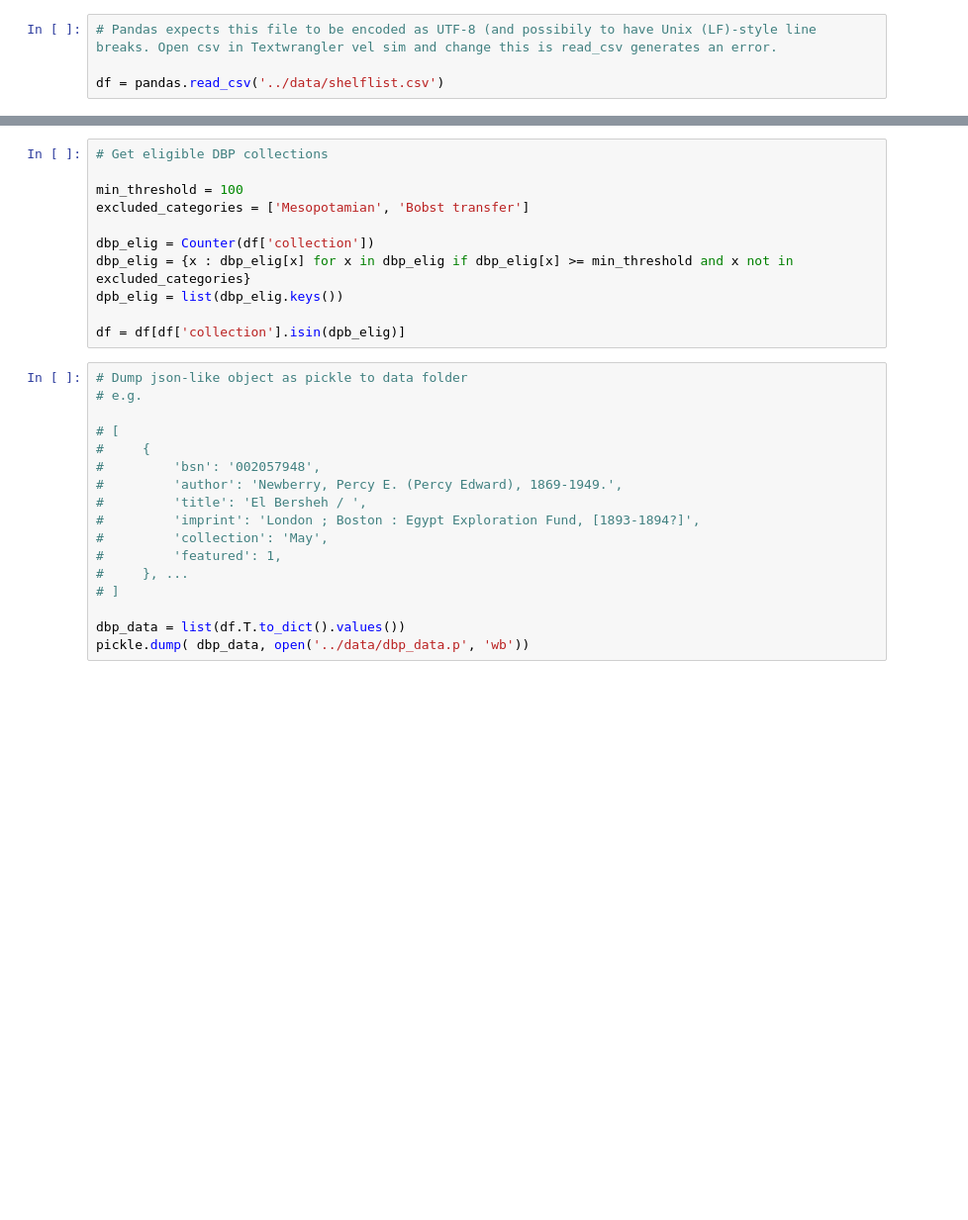
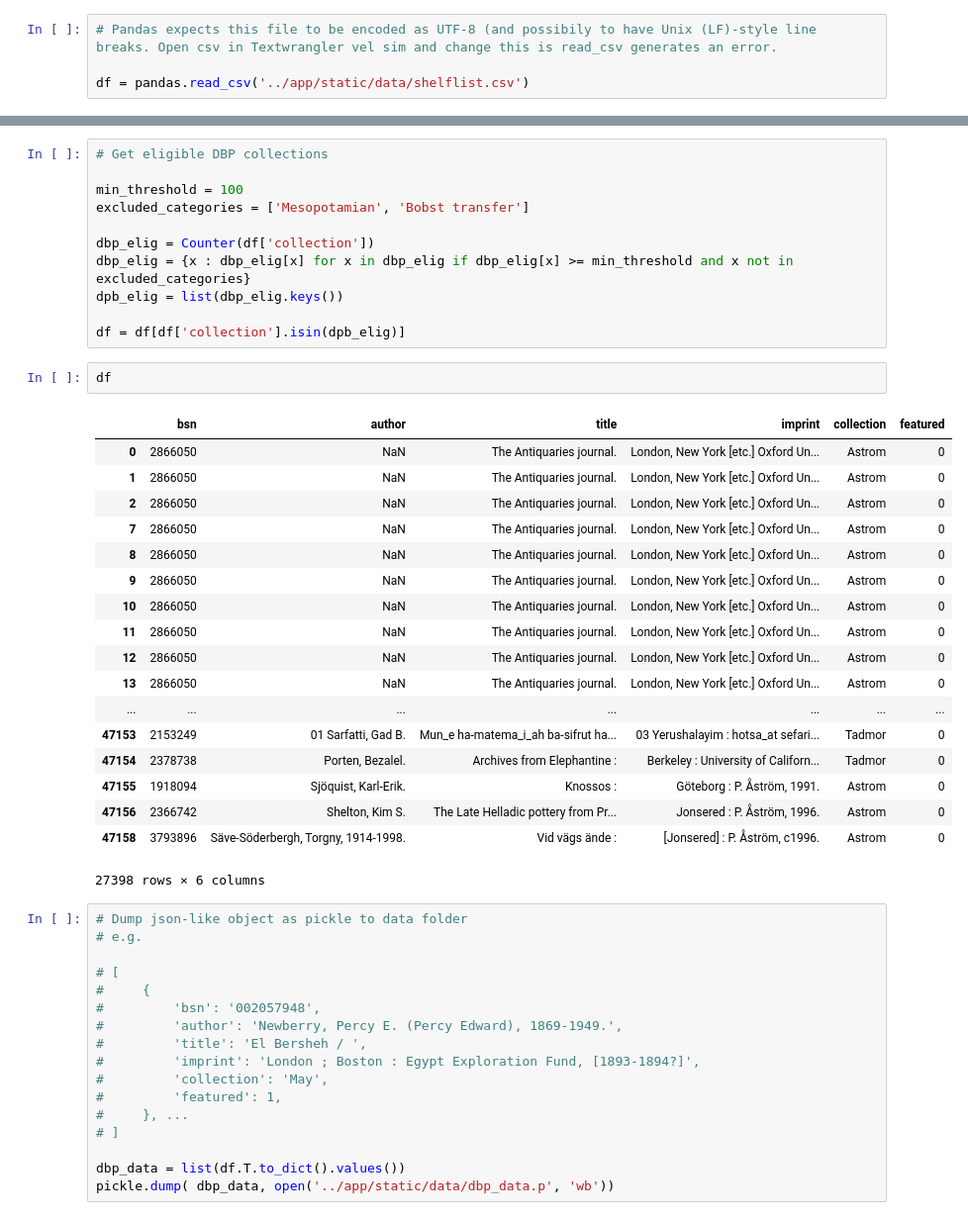
Before and after one commit to isawnyu/digital-bookplates, a Jupyter notebook: scripts/convert_shelflist_to_json.ipynb, the cells around one changed output, grey strips where cells are left out. Shown: that part at 99% size. Saved outputs shown, nothing was run; the diff lists cells and outputs as text; blank space fills up the shorter version.

```diff
--- a/scripts/convert_shelflist_to_json.ipynb
+++ b/scripts/convert_shelflist_to_json.ipynb
@@ -10,7 +10,7 @@ import pickle
 # %%
 # Pandas expects this file to be encoded as UTF-8 (and possibily to have Unix (LF)-style line breaks. Open csv in Textwrangler vel sim and change this is read_csv generates an error.
 
-df = pandas.read_csv('../data/shelflist.csv')
+df = pandas.read_csv('../app/static/data/shelflist.csv')
 # %%
 # Keep only needed columns
 
@@ -62,6 +62,27 @@ dbp_elig = {x : dbp_elig[x] for x in dbp_elig if dbp_elig[x] >= min_threshold an
 dpb_elig = list(dbp_elig.keys())
 
 df = df[df['collection'].isin(dpb_elig)]
+# %%
+df
+# %% [output]
+|  | bsn | author | title | imprint | collection | featured |
+| 0 | 2866050 | NaN | The Antiquaries journal. | London, New York [etc.] Oxford Un... | Astrom | 0 |
+| 1 | 2866050 | NaN | The Antiquaries journal. | London, New York [etc.] Oxford Un... | Astrom | 0 |
+| 2 | 2866050 | NaN | The Antiquaries journal. | London, New York [etc.] Oxford Un... | Astrom | 0 |
+| 7 | 2866050 | NaN | The Antiquaries journal. | London, New York [etc.] Oxford Un... | Astrom | 0 |
+| 8 | 2866050 | NaN | The Antiquaries journal. | London, New York [etc.] Oxford Un... | Astrom | 0 |
+| 9 | 2866050 | NaN | The Antiquaries journal. | London, New York [etc.] Oxford Un... | Astrom | 0 |
+| 10 | 2866050 | NaN | The Antiquaries journal. | London, New York [etc.] Oxford Un... | Astrom | 0 |
+| 11 | 2866050 | NaN | The Antiquaries journal. | London, New York [etc.] Oxford Un... | Astrom | 0 |
+| 12 | 2866050 | NaN | The Antiquaries journal. | London, New York [etc.] Oxford Un... | Astrom | 0 |
+| 13 | 2866050 | NaN | The Antiquaries journal. | London, New York [etc.] Oxford Un... | Astrom | 0 |
+| ... | ... | ... | ... | ... | ... | ... |
+| 47153 | 2153249 | 01 Sarfatti, Gad B. | Mun_e ha-matema_i_ah ba-sifrut ha... | 03 Yerushalayim : hotsa_at sefari... | Tadmor | 0 |
+| 47154 | 2378738 | Porten, Bezalel. | Archives from Elephantine : | Berkeley : University of Californ... | Tadmor | 0 |
+| 47155 | 1918094 | Sjöquist, Karl-Erik. | Knossos : | Göteborg : P. Åström, 1991. | Astrom | 0 |
+| 47156 | 2366742 | Shelton, Kim S. | The Late Helladic pottery from Pr... | Jonsered : P. Åström, 1996. | Astrom | 0 |
+| 47158 | 3793896 | Säve-Söderbergh, Torgny, 1914-1998. | Vid vägs ände : | [Jonsered] : P. Åström, c1996. | Astrom | 0 |
+27398 rows × 6 columns
 # %%
 # Dump json-like object as pickle to data folder
 # e.g.
@@ -78,4 +99,4 @@ df = df[df['collection'].isin(dpb_elig)]
 # ]
 
 dbp_data = list(df.T.to_dict().values())
-pickle.dump( dbp_data, open('../data/dbp_data.p', 'wb'))
+pickle.dump( dbp_data, open('../app/static/data/dbp_data.p', 'wb'))
```
Also changed, not shown: 1 other file.
